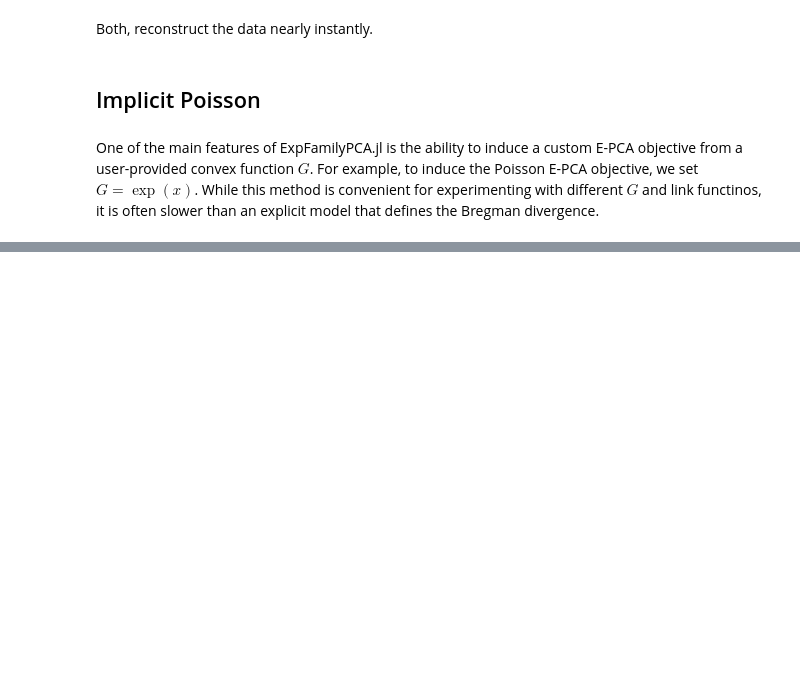
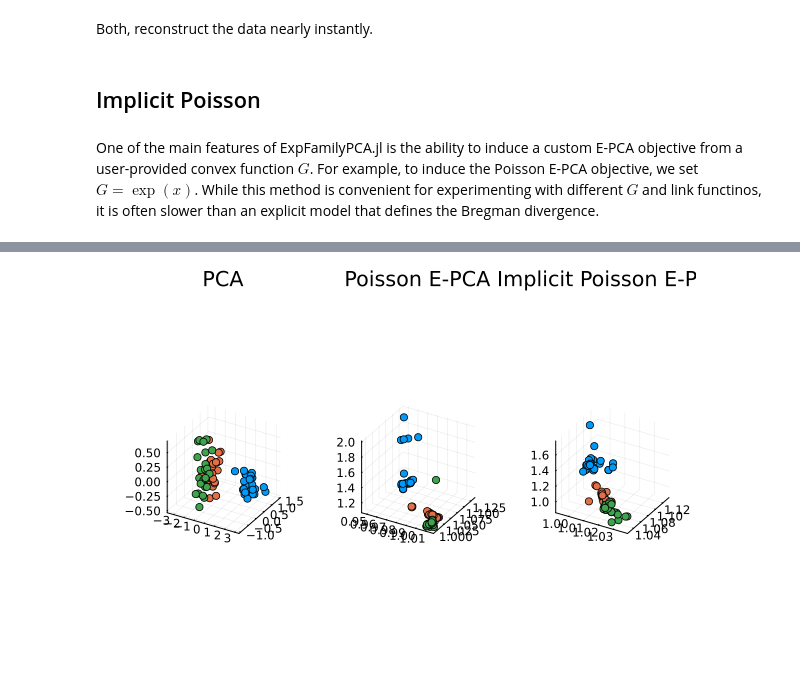
Before and after one commit to FlyingWorkshop/BeliefCompression, a Jupyter notebook: EPCABenchmarks/iris_jupyter.ipynb, the cells around one changed output, grey strips where cells are left out. Drawn from its saved outputs; the diff is of its cells as text; code cells hidden in the pictures; blank space fills up the shorter version.

```diff
--- a/EPCABenchmarks/iris_jupyter.ipynb
+++ b/EPCABenchmarks/iris_jupyter.ipynb
@@ -238,0 +271,4 @@ UndefVarError: UndefVarError: `Poisson` not defined
+# %%
+plot(p1, p2, p3, layout=(1, 3), legend=false)
+# %% [output]
+[figure, added]
```
Also changed, not shown: parts of 23 cells of this notebook, 1 other file.
